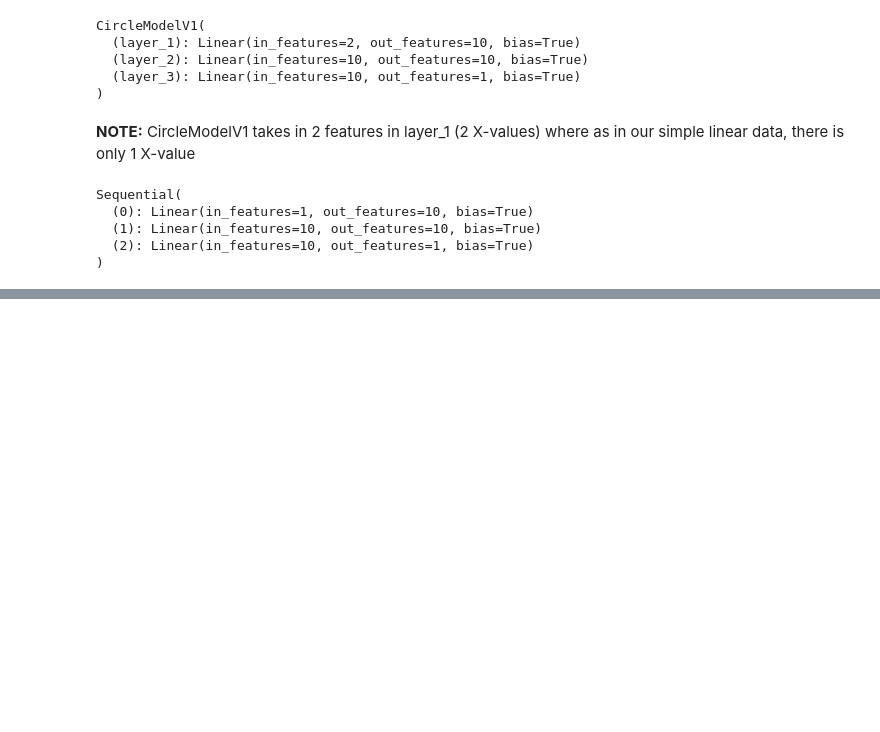
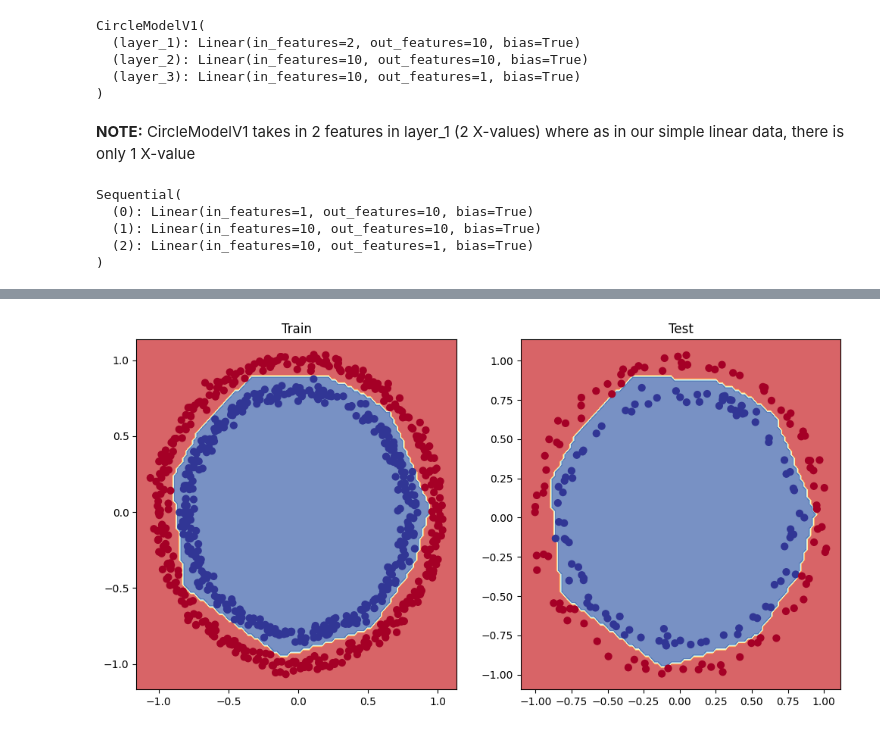
Before and after one commit to ggalindo11/Pytorch_Fundamentals, a Jupyter notebook: 02_pytorch_classification.ipynb, the cells around one changed output, grey strips where cells are left out. Cells and saved outputs as stored; diff of their text form; code cells hidden in the pictures; blank space fills up the shorter version.

```diff
--- a/02_pytorch_classification.ipynb
+++ b/02_pytorch_classification.ipynb
@@ -827,0 +880,23 @@ TypeError: can't convert cuda:0 device type tensor to numpy. Use Tensor.cpu() to
+# %%
+# Build a model with non-linear activation functions
+from torch import nn
+class CircleModelV2(nn.Module):
+    def __init__(self):
+        super().__init__()
+        self.layer_1 = nn.Linear(in_features = 2,
+                                 out_features = 10)
+
+        self.layer_2 = nn.Linear(in_features = 10,
+                                 out_features= 10)
+
+        self.layer_3 = nn.Linear(in_features = 10,
+                                 out_features = 1)
+
+        self.relu = nn.ReLU()
+
+    def forward(self, x):
+        # Where should we put our non-linear activation functions?
+        return self.layer_3(self.relu(self.layer_2(self.relu(self.layer_1(x)))))
+
+model_3 = CircleModelV2().to(device)
+model_3
@@ -827,0 +910,6 @@ TypeError: can't convert cuda:0 device type tensor to numpy. Use Tensor.cpu() to
+# %%
+# Set up loss function & optimizer
+loss_fn = nn.BCEWithLogitsLoss()
+
+optimizer = torch.optim.SGD(params = model_3.parameters(),
+                            lr = 0.1)
@@ -827,0 +979,11 @@ TypeError: can't convert cuda:0 device type tensor to numpy. Use Tensor.cpu() to
+# %%
+# Plot the decision boundary
+plt.figure(figsize=(12, 6)) # figure(figsize=(width & height in inches))
+plt.subplot(1, 2, 1) # 1 row, 2 columns, 1st subplot
+plt.title("Train") # Plot title
+plot_decision_boundary(model_3, X_train, y_train) # Makes predictions on the input data
+plt.subplot(1, 2, 2) # 1 row, 2 columns, 2nd subplot
+plt.title("Test")
+plot_decision_boundary(model_3, X_test, y_test)
+# %% [output]
+[figure, added]
```
Also changed, not shown: parts of 20 cells of this notebook, 1 other file.
